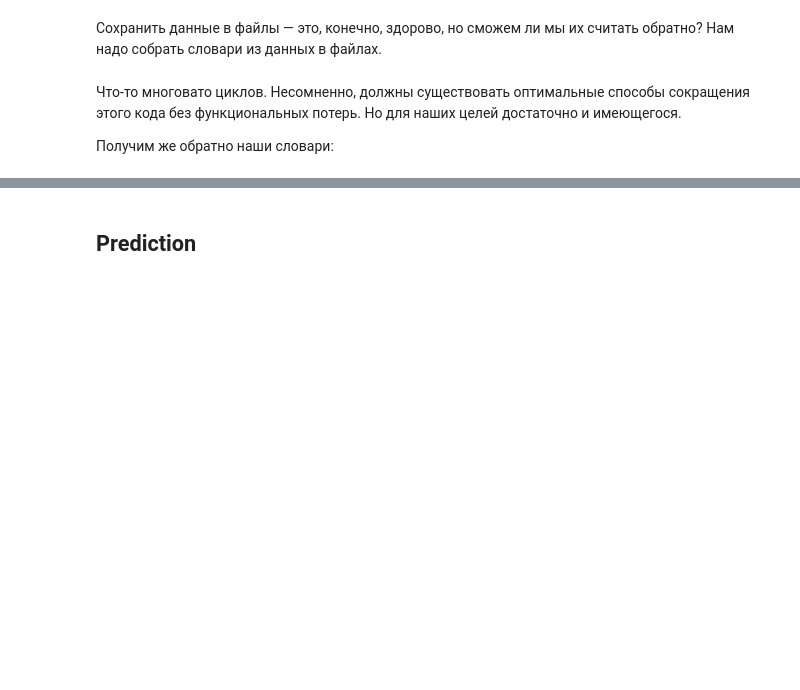
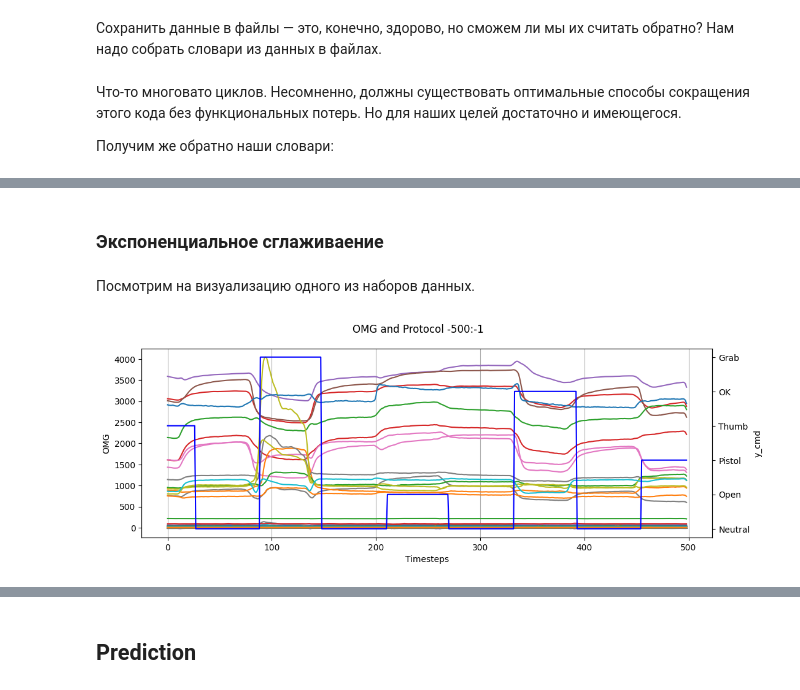
Before and after one commit to khav-i/Work-with-OMG-sensors-data, a Jupyter notebook: general_models.ipynb, the cells around one changed output, grey strips where cells are left out. Cells and saved outputs as stored; diff of their text form; code cells hidden in the pictures; blank space fills up the shorter version.

```diff
--- a/general_models.ipynb
+++ b/general_models.ipynb
@@ -1382,0 +1304,2 @@ SVC(random_state=42)
+# %% [markdown]
+### Экспоненциальное сглаживаение
@@ -1382,0 +1340,10 @@ SVC(random_state=42)
+# %% [markdown]
+Посмотрим на визуализацию одного из наборов данных.
+# %%
+get_graphs(
+    loaded_dictionaries[-1][list(loaded_dictionaries[-1].keys())[-1]][0],
+    loaded_dictionaries[-1][list(loaded_dictionaries[-1].keys())[-1]][2],
+    start=-500, end=-1
+)
+# %% [output]
+[figure, added]
```
Also changed, not shown: parts of 38 cells of this notebook, 5 other files.
